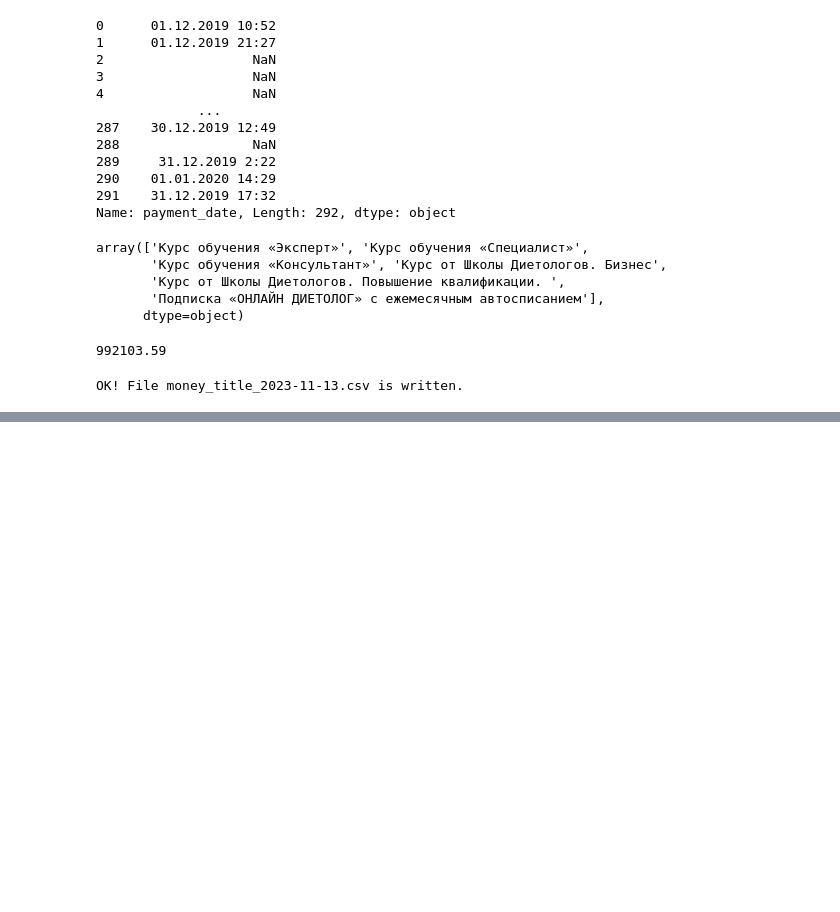
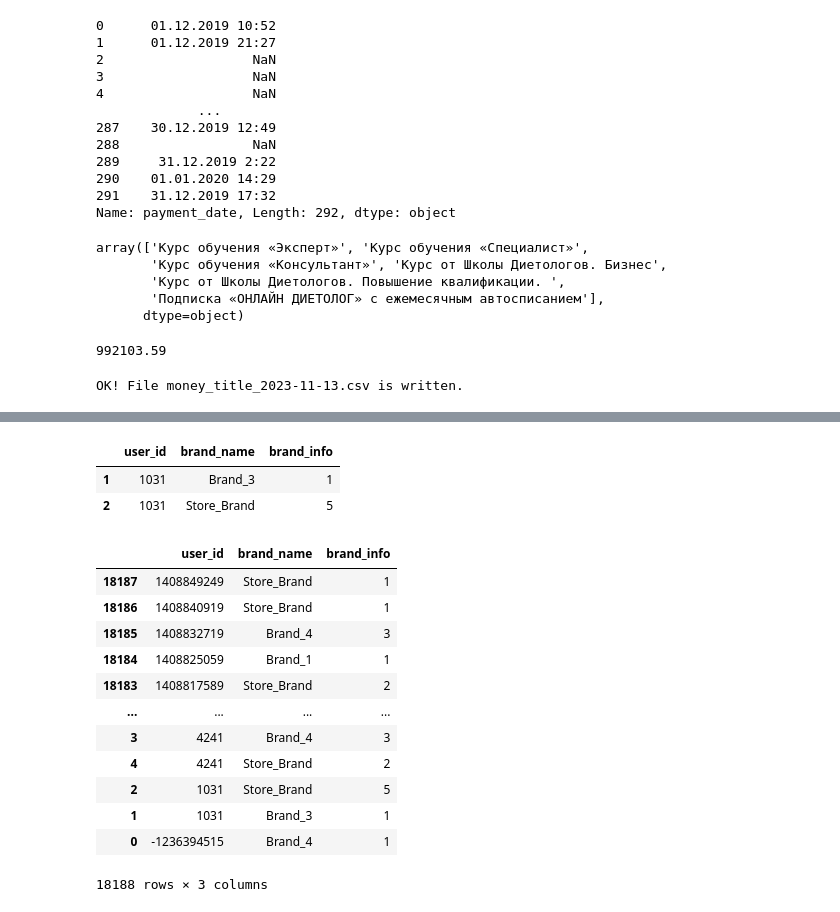
Before and after one commit to bugab0o/DA_trial_stepik_Karpov, a Jupyter notebook: draft_lectures.ipynb, the cells around one changed output, grey strips where cells are left out. Saved outputs shown, nothing was run; the diff lists cells and outputs as text; code cells hidden in the pictures; blank space fills up the shorter version.

```diff
--- a/draft_lectures.ipynb
+++ b/draft_lectures.ipynb
@@ -165,0 +181,2 @@ OK! File money_title_2023-11-13.csv is written.
+# %%
+user_df = df_3[['tc', 'art_sp']]
@@ -165,0 +203,2 @@ OK! File money_title_2023-11-13.csv is written.
+# %%
+user_df = user_df.rename(columns={'tc': 'user_id', 'art_sp': 'brand_info'})
@@ -165,0 +230,3 @@ OK! File money_title_2023-11-13.csv is written.
+# %%
+def split_brand(brand_name_data):
+    return brand_name_data.split(' ')[-1]
@@ -165,0 +260,2 @@ OK! File money_title_2023-11-13.csv is written.
+# %%
+user_df['brand_name'] = user_df.brand_info.apply(split_brand)
@@ -165,0 +346,26 @@ OK! File money_title_2023-11-13.csv is written.
+# %%
+user_df.groupby(['user_id', 'brand_name'], as_index=False) \
+       .agg({'brand_info': 'count'}) \
+        .query('user_id == 1031')
+# %% [output]
+|  | user_id | brand_name | brand_info |
+| 1 | 1031 | Brand_3 | 1 |
+| 2 | 1031 | Store_Brand | 5 |
+# %%
+user_df.groupby(['user_id', 'brand_name'], as_index=False) \
+       .agg({'brand_info': 'count'}) \
+       .sort_values(['user_id', 'brand_info'], ascending=[False, False])
+# %% [output]
+|  | user_id | brand_name | brand_info |
+| 18187 | 1408849249 | Store_Brand | 1 |
+| 18186 | 1408840919 | Store_Brand | 1 |
+| 18185 | 1408832719 | Brand_4 | 3 |
+| 18184 | 1408825059 | Brand_1 | 1 |
+| 18183 | 1408817589 | Store_Brand | 2 |
+| ... | ... | ... | ... |
+| 3 | 4241 | Brand_4 | 3 |
+| 4 | 4241 | Store_Brand | 2 |
+| 2 | 1031 | Store_Brand | 5 |
+| 1 | 1031 | Brand_3 | 1 |
+| 0 | -1236394515 | Brand_4 | 1 |
+18188 rows × 3 columns
```
Also changed, not shown: parts of 34 cells of this notebook, 2 other files.
